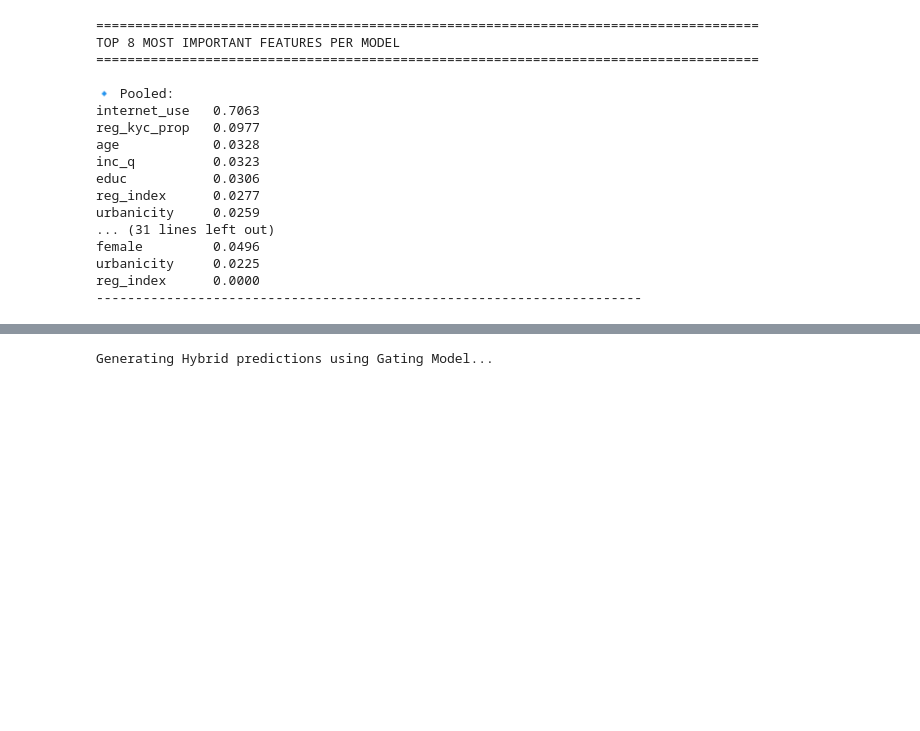
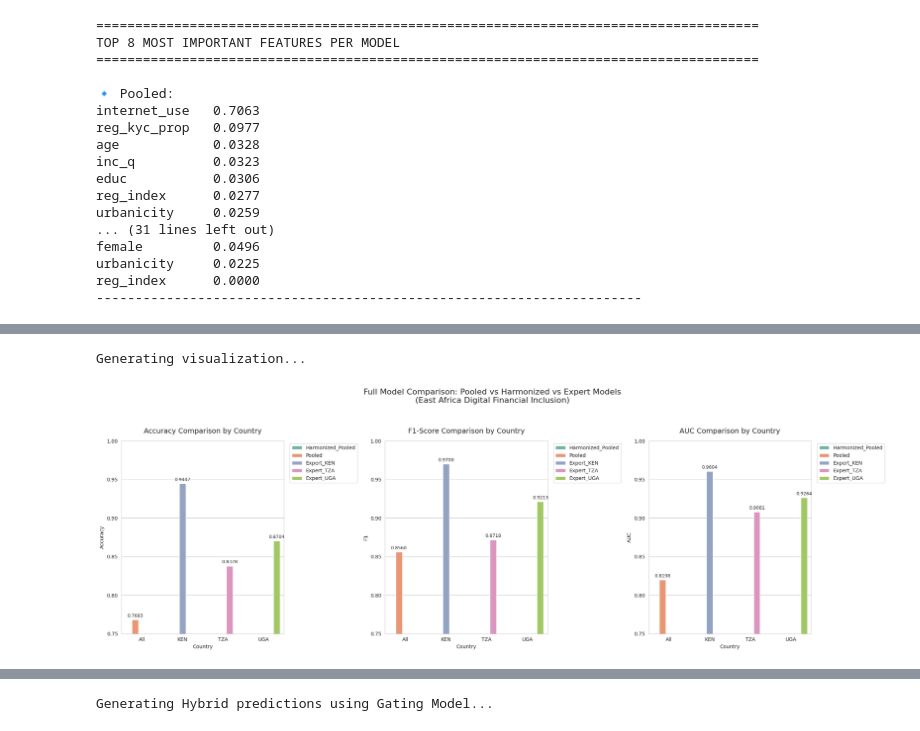
Before and after one commit to sitahlango-maker/Financial_Inclusion, a Jupyter notebook: cleanfinancialinclusion.ipynb, the cells around one changed output, grey strips where cells are left out. Saved outputs shown, nothing was run; the diff lists cells and outputs as text; code cells hidden in the pictures; blank space fills up the shorter version.

```diff
--- a/cleanfinancialinclusion.ipynb
+++ b/cleanfinancialinclusion.ipynb
@@ -1470,0 +1451,9 @@ Pooled (Single Model)     All      600    0.7683 0.8560 0.8198
+# %%
+import joblib
+# Load harmonized features
+try:
+    harmonized_features = joblib.load('feature_names_harmonized.joblib')
+    print(f"✅ Loaded harmonized features ({len(harmonized_features)} features)")
+except:
+    print("⚠️ Could not load harmonized features")
+    harmonized_features = X_train.columns.tolist()
@@ -1506,0 +1649,64 @@ EVALUATING HYBRID MIXTURE-OF-EXPERTS SYSTEM
+# %%
+# ========================= IMPROVED PLOTS =========================
+print("\nGenerating visualization...")
+
+# Include ALL models for plotting (Pooled + Harmonized + Experts)
+plot_df = results_df.copy()
+
+# Optional: Sort for better visualization
+plot_df = plot_df.sort_values(by=['Country', 'Model'])
+
+# Create the figure
+fig, axes = plt.subplots(1, 3, figsize=(22, 7))
+
+metrics = ['Accuracy', 'F1', 'AUC']
+titles = ['Accuracy Comparison by Country',
+          'F1-Score Comparison by Country',
+          'AUC Comparison by Country']
+
+for i, metric in enumerate(metrics):
+    sns.barplot(
+        data=plot_df,
+        x='Country',
+        y=metric,
+        hue='Model',
+        ax=axes[i],
+        palette='Set2',
+        dodge=True
+    )
+
+    axes[i].set_title(titles[i], fontsize=14, pad=15)
+    axes[i].set_ylim(0.75, 1.0)          # Adjusted for better visibility
+    axes[i].legend(bbox_to_anchor=(1.02, 1), loc='upper left', fontsize=10)
+
+    # Add value labels on bars
+    for container in axes[i].containers:
+        axes[i].bar_label(container, fmt='%.4f', padding=3, fontsize=9)
+
+plt.suptitle('Full Model Comparison: Pooled vs Harmonized vs Expert Models\n(East Africa Digital Financial Inclusion)',
+             fontsize=16, y=1.05)
+plt.tight_layout()
+plt.show()
+
+# ========================= OVERALL PERFORMANCE TABLE =========================
+print("\n" + "="*90)
+print("OVERALL PERFORMANCE (All Countries)")
+print("="*90)
+
+overall = results_df[results_df['Country'] == 'All'].copy()
+print(overall[['Model', 'Accuracy', 'F1', 'AUC']].round(4).to_string(index=False))
+
+# ========================= PER-COUNTRY SUMMARY =========================
+print("\n" + "="*90)
+print("PER-COUNTRY PERFORMANCE SUMMARY")
+print("="*90)
+
+per_country = results_df[results_df['Country'] != 'All'].copy()
+print(per_country.pivot_table(
+    index='Country',
+    columns='Model',
+    values=['Accuracy', 'F1', 'AUC']
+).round(4).to_string())
+# %% [output]
+Generating visualization...
+[figure, added]
```
Also changed, not shown: parts of 11 cells of this notebook.
